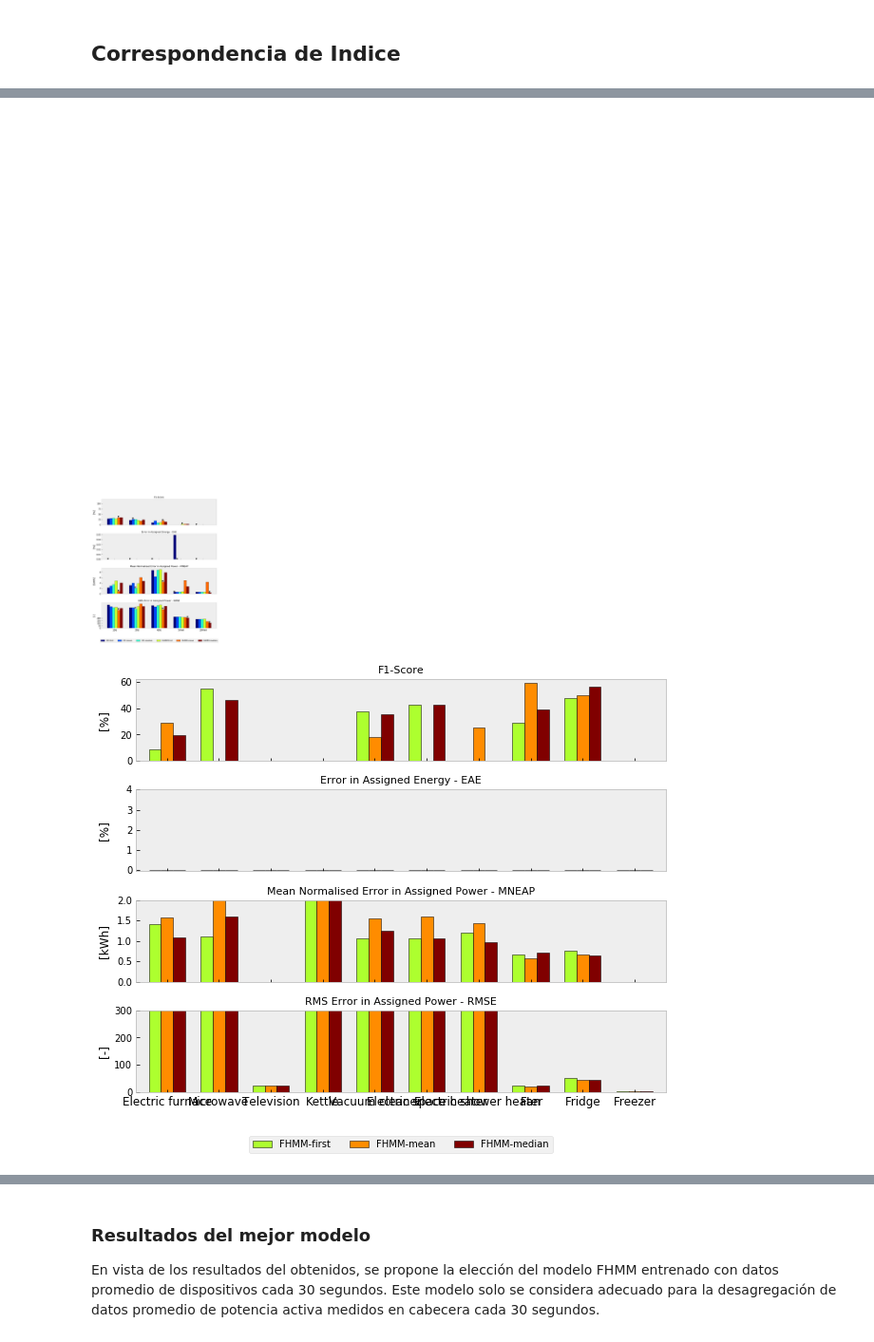
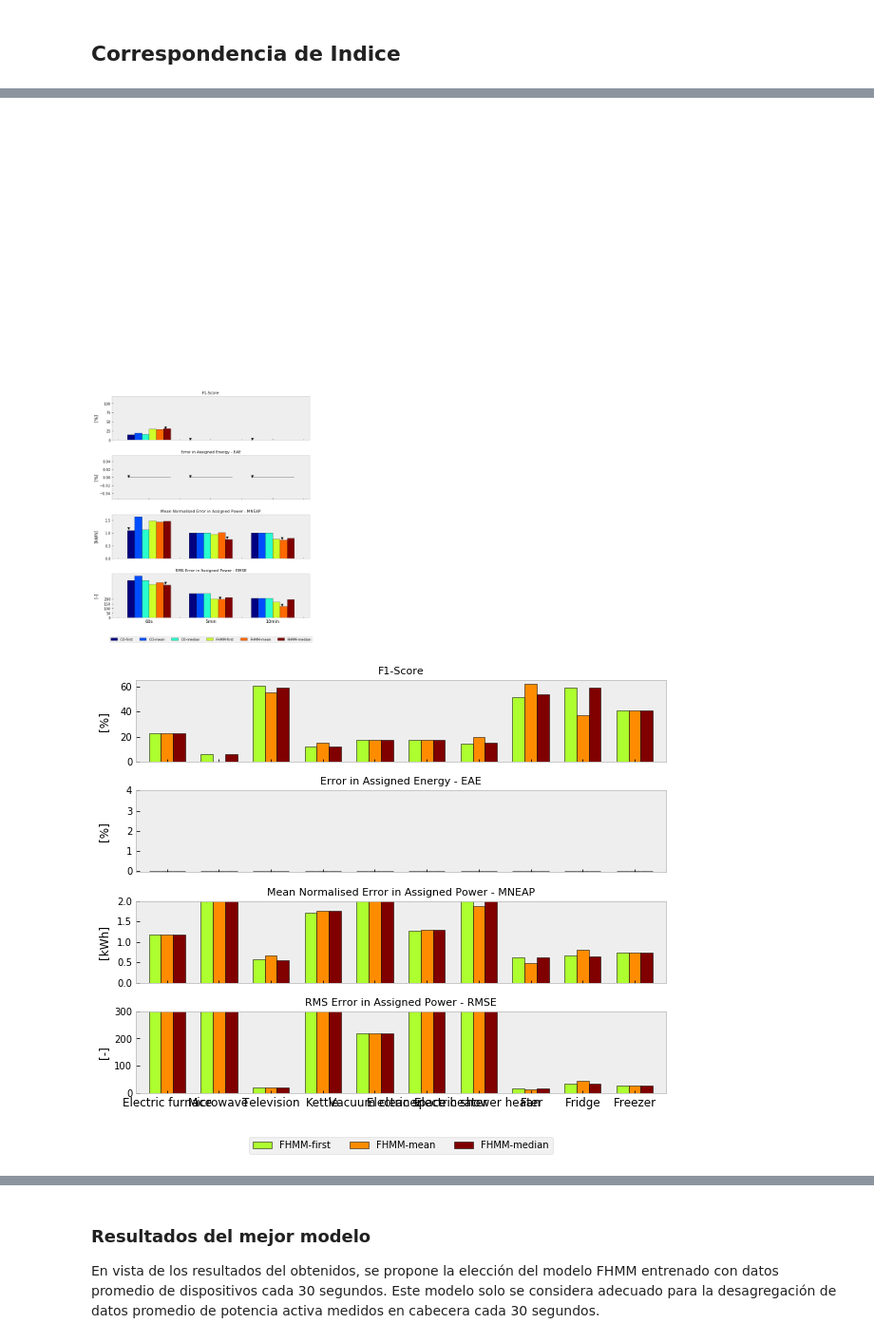
Before and after one commit to crn565/ozm10_appliances_transitorios, a Jupyter notebook: 8.-METRICAS.ipynb, the cells around one changed output, grey strips where cells are left out. Shown at 95% size. Saved outputs shown, nothing was run; the diff lists cells and outputs as text; code cells hidden in the pictures.

```diff
--- a/8.-METRICAS.ipynb
+++ b/8.-METRICAS.ipynb
@@ -527,7 +401,7 @@ round(pd.DataFrame(metrics.loc['EAE']).transpose(),2)
 |  | Electric furnace | Microwave | Television | Kettle | Vacuum cleaner | Electric space heater | ... |
 | EAE | 0.0 | 0.0 | 0.0 | 0.0 | 0.0 | 0.0 | ... |
 # %%
-predictions_Devices=elec_CO_30s_first.submeters()
+predictions_Devices=elec_CO_60s_first.submeters()
 e1=predictions_Devices[10].total_energy()[0]
 e2=valid_Devices[10].total_energy()[0]
 eae=round(abs(e1-e2),2)
@@ -565,7 +439,7 @@ round(pd.DataFrame(metrics.loc['RMSE']).transpose(),1)
 # %%
 from nilmtk.metrics import fraction_energy_assigned_correctly, f1_score, error_in_assigned_energy
 from nilmtk.metrics import mean_normalized_error_power, rms_error_power
-periods = {'10s':10 , '30s':30, '60s':60, '5min':60*5, '10min':60*10}
+periods = { '60s':60, '5min':60*5, '10min':60*10}
 
 dir_predictions = data_dir +'NILM/Results/'
 m = {}
@@ -585,7 +459,14 @@ for p_name, sp in periods.items():
             predictions=dataset.buildings[1].elec.submeters()
 
             #Metricas
-            f1 = {}; eae = {}; feac = {}; mneap = {}; rmse = {}; e=[];
+            f1 = {};
+            eae = {};
+            feac = {};
+            mneap = {};
+            rmse = {};
+            e=[];
+
+
             F1 = f1_score(predictions, valid_Devices)
             f1['F1'] = F1*100
             EAE = error_in_assigned_energy(predictions, valid_Devices)
@@ -637,26 +518,26 @@ m_mean = {}
 
 cols=['F1','EAE','MNEAP','RMSE']
 labels=['CO-first', 'CO-mean', 'CO-median', 'FHMM-first', 'FHMM-mean' ,'FHMM-median']
-per=['10s','30s','60s','5min','10min']
+per=['60s','5min','10min']
 
 for c in cols:
     m_mean[c] = pd.DataFrame([#CO FIRST
-                             [m['10s'][0][c].mean(),m['30s'][0][c].mean(),m['60s'][0][c].mean(),
+                             [m['60s'][0][c].mean(),
                               m['5min'][0][c].mean(),m['10min'][0][c].mean()],
                               #CO MEAN
-                             [m['10s'][2][c].mean(),m['30s'][2][c].mean(),m['60s'][2][c].mean(),
+                             [m['60s'][2][c].mean(),
                               m['5min'][2][c].mean(),m['10min'][2][c].mean()],
                               #CO MEDIAN
-                             [m['10s'][4][c].mean(),m['30s'][4][c].mean(),m['60s'][4][c].mean(),
+                             [m['60s'][4][c].mean(),
                               m['5min'][4][c].mean(),m['10min'][4][c].mean()],
                              #FHMM FIRST
-                             [m['10s'][1][c].mean(),m['30s'][1][c].mean(),m['60s'][1][c].mean(),
+                             [m['60s'][1][c].mean(),
                              m['5min'][1][c].mean(),m['10min'][1][c].mean()],
                              #FHMM MEAN
-                             [m['10s'][3][c].mean(),m['30s'][3][c].mean(),m['60s'][3][c].mean(),
+                             [m['60s'][3][c].mean(),
                               m['5min'][3][c].mean(),m['10min'][3][c].mean()],
                              #FHMM MEDIAN
-                             [m['10s'][5][c].mean(),m['30s'][5][c].mean(),m['60s'][5][c].mean(),
+                             [m['60s'][5][c].mean(),
                               m['5min'][5][c].mean(),m['10min'][5][c].mean()]],columns=per, index=labels).transpose()
 m_mean
 # %% [output]
@@ -718,7 +598,7 @@ rcParams['figure.figsize'] = (10, 11.5)
 fig, (ax2,ax3,ax4,ax5) = plt.subplots(4, 1, sharex=True, gridspec_kw={'hspace': 0.35})
 cols=['F1','EAE','MNEAP','RMSE']
 ylabels=['[%]','[%]','[kWh]','[-]','[W]']
-per=['10s','30s','60s','5min','10min']
+per=['60s','5min','10min']
 
 labels={'CO-first':-0.35, 'CO-mean':-0.22, 'CO-median':-0.11, 'FHMM-first':0.01, 'FHMM-mean':0.13 ,'FHMM-median':0.245}
 
@@ -732,34 +612,34 @@ for ax in fig.get_axes():
         ax.annotate("▼", xy=(labels[maxs_i[p][cols[c]]]+x, maxs[p][cols[c]]+maxs[p][cols[c]]*0.03))
         x+=1
     c+=1
 
 ax5.set_xticklabels(labels=per, rotation=0, fontdict={'fontsize':12})
 fig.align_ylabels([(ax2,ax3,ax4,ax5)])
 ax2.set(ylim=(0,120))
 ax2.set_yticks([0,25,50,75,100])
 
 ax5.set_yticks([0,50,100,150,200])
 
 ax2.set_title('F1-Score', fontsize=11, loc='center')
 ax3.set_title('Error in Assigned Energy - EAE', fontsize=11, loc='center')
 ax4.set_title('Mean Normalised Error in Assigned Power - MNEAP', fontsize=11, loc='center')
 ax5.set_title('RMS Error in Assigned Power - RMSE', fontsize=11, loc='center')
 lgd = ax5.legend(labels.keys(), loc='lower center', ncol=6, bbox_to_anchor=(0.5, -0.6),fontsize=9.5)
 
 
 #ax2.annotate("90.5%", xy=(0.68, 98)); #30s FHMM-mean
 #ax3.annotate("0.19", xy=(6.22, 1.4)); #30min FHMM-median
 ax3.annotate("kWh", xy=(6.22, 0.9)); #30min FHMM-median
 #ax4.annotate("0.24", xy=(6.22, 0.7)); #30min FHMM-median
 #ax5.annotate("41.5", xy=(6.22, 120)); #30min FHMM-median
 ax5.annotate("   W", xy=(6.22, 90)); #30min FHMM-median
 
 
 plt.savefig('./data/images/5.7_All_metrics.svg', bbox_inches='tight', transparent=True)
 
 pass
 # %% [output]
-[figure, old version]
+[figure, new version]
 # %%
 rcParams['figure.figsize'] = (10, 8)
 
@@ -774,7 +654,7 @@ c=0
 
 for ax in fig.get_axes():
 
-    df=pd.DataFrame([m['30s'][1][cols[c]],m['30s'][3][cols[c]],m['30s'][5][cols[c]]]).transpose()
+    df=pd.DataFrame([m['60s'][1][cols[c]],m['60s'][3][cols[c]],m['60s'][5][cols[c]]]).transpose()
     #if ax==ax1:
     #    df['FEAC'].mean().plot.barh(ax=ax1, width=0.7, edgecolor='black', linewidth=0.5, legend=False,   color=['greenyellow','darkorange','maroon'])
     #else:
@@ -807,6 +687,6 @@ plt.savefig('./data/images/5.8_All_metrics_2.svg', bbox_inches='tight', transpar
 
 pass
 # %% [output]
-[figure, old version]
+[figure, new version]
 # %%
 print('FHMM-first')
```
Also changed, not shown: parts of 34 cells of this notebook, 6 other files.
